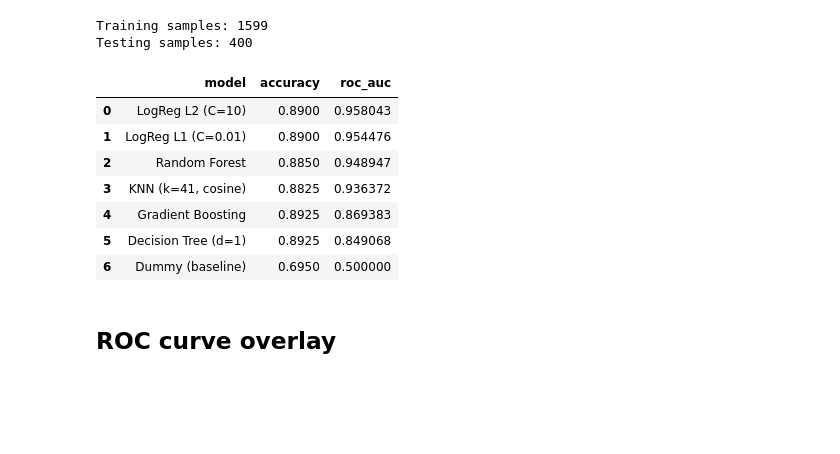
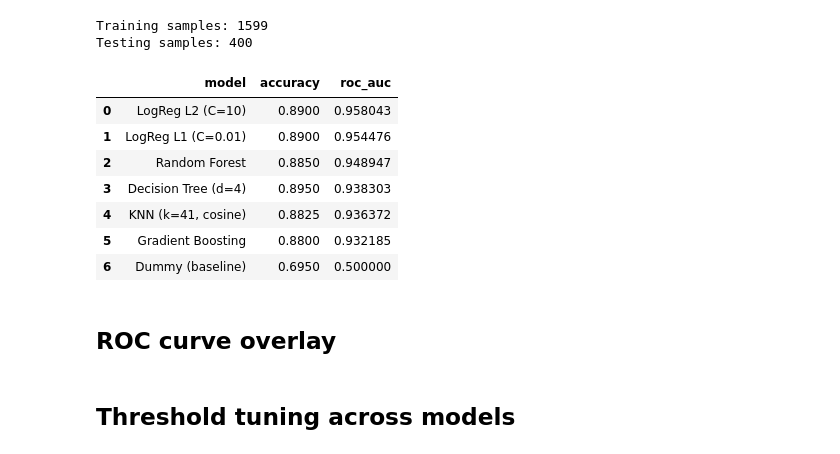
Before and after one commit to rhit-schwarr1/CSSEMA415-Project, a Jupyter notebook: src/ModelComparison.ipynb, the cells around one changed output. Drawn from its saved outputs; the diff is of its cells as text; code cells hidden in the pictures; blank space fills up the shorter version.

```diff
--- a/src/ModelComparison.ipynb
+++ b/src/ModelComparison.ipynb
@@ -43,44 +43,44 @@ Testing samples: 400
 models = {
     "Dummy (baseline)":    (DummyClassifier(strategy="most_frequent"), "scaled"),
     "KNN (k=41, cosine)":  (KNeighborsClassifier(n_neighbors=41, metric="cosine"), "scaled"),
-    "Decision Tree (d=1)": (DecisionTreeClassifier(max_depth=1, random_state=42), "unscaled"),
+    "Decision Tree (d=4)": (DecisionTreeClassifier(max_depth=4, random_state=42), "unscaled"),
     "Random Forest":       (RandomForestClassifier(n_estimators=100, max_depth=None, min_samples_split=2, random_state=42), "unscaled"),
-    "Gradient Boosting":   (GradientBoostingClassifier(learning_rate=0.01, max_depth=1, n_estimators=44, random_state=42), "unscaled"),
+    "Gradient Boosting":   (GradientBoostingClassifier(learning_rate=1.0, max_depth=3, n_estimators=3, random_state=42), "unscaled"),
     "LogReg L2 (C=10)":    (LogisticRegression(penalty="l2", solver="liblinear", C=10, max_iter=10000), "scaled"),
     "LogReg L1 (C=0.01)":  (LogisticRegression(penalty="l1", solver="liblinear", C=0.01, max_iter=10000), "scaled"),
 }
 # %%
 # Here we fit each model
 results = []
 fitted = {}
 
 for name, (model, scaling) in models.items():
     if scaling == "scaled":
         Xtrain, Xtest = X_train_scaled, X_test_scaled
     else:
         Xtrain, Xtest = X_train, X_test
 
     model.fit(Xtrain, y_train)
     y_pred = model.predict(Xtest)
     y_prob = model.predict_proba(Xtest)[:, 1]
 
     auc = roc_auc_score(y_test, y_prob)
     acc = accuracy_score(y_test, y_pred)
     fpr, tpr, _ = roc_curve(y_test, y_prob)
 
     results.append({"model": name, "accuracy": acc, "roc_auc": auc})
-    fitted[name] = {"fpr": fpr, "tpr": tpr, "auc": auc}
+    fitted[name] = {"fpr": fpr, "tpr": tpr, "auc": auc, "y_prob": y_prob}
 
 results_df = pd.DataFrame(results).sort_values("roc_auc", ascending=False).reset_index(drop=True)
 results_df
 # %% [output]
 |  | model | accuracy | roc_auc |
 | 0 | LogReg L2 (C=10) | 0.8900 | 0.958043 |
 | 1 | LogReg L1 (C=0.01) | 0.8900 | 0.954476 |
 | 2 | Random Forest | 0.8850 | 0.948947 |
-| 3 | KNN (k=41, cosine) | 0.8825 | 0.936372 |
-| 4 | Gradient Boosting | 0.8925 | 0.869383 |
-| 5 | Decision Tree (d=1) | 0.8925 | 0.849068 |
+| 3 | Decision Tree (d=4) | 0.8950 | 0.938303 |
+| 4 | KNN (k=41, cosine) | 0.8825 | 0.936372 |
+| 5 | Gradient Boosting | 0.8800 | 0.932185 |
 | 6 | Dummy (baseline) | 0.6950 | 0.500000 |
 # %% [markdown]
 ## ROC curve overlay
@@ -99,3 +99,5 @@ fig.update_layout(
     height=700
 )
 fig.show()
+# %% [markdown]
+## Threshold tuning across models
```
Also changed, not shown: parts of 4 cells of this notebook.
